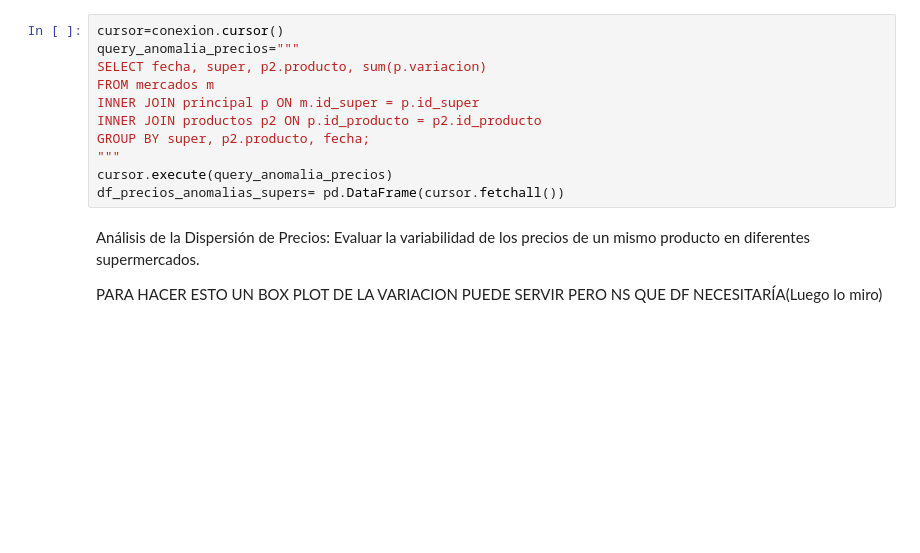
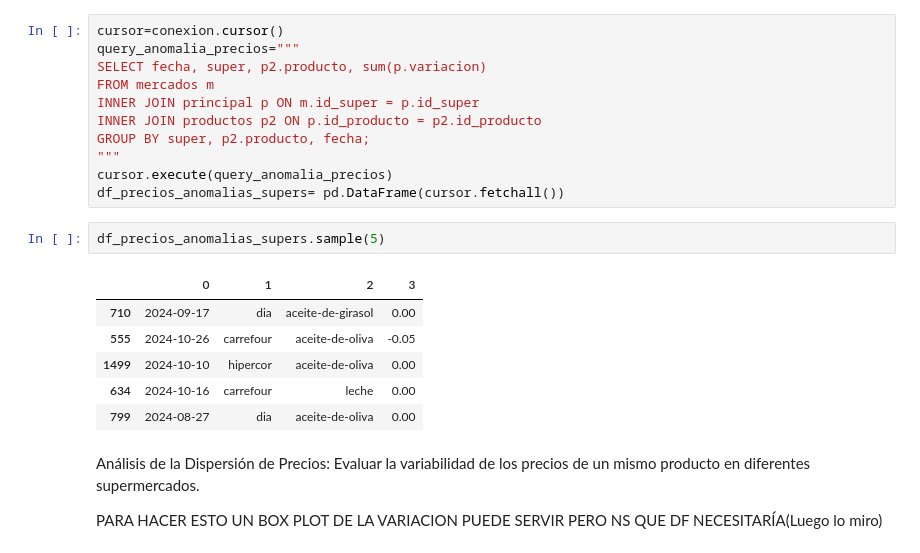
Before and after one commit to jgilsu11/Proyecto1-AnalisisFacua, a Jupyter notebook: Notebooks/1)Extraccion y limpieza (pandas).ipynb, the cells around one changed output. Saved outputs shown, nothing was run; the diff lists cells and outputs as text; blank space fills up the shorter version.

```diff
--- a/Notebooks/1)Extraccion y limpieza (pandas).ipynb
+++ b/Notebooks/1)Extraccion y limpieza (pandas).ipynb
@@ -520,6 +542,15 @@ GROUP BY super, p2.producto, fecha;
 """
 cursor.execute(query_anomalia_precios)
 df_precios_anomalias_supers= pd.DataFrame(cursor.fetchall())
+# %%
+df_precios_anomalias_supers.sample(5)
+# %% [output]
+|  | 0 | 1 | 2 | 3 |
+| 710 | 2024-09-17 | dia | aceite-de-girasol | 0.00 |
+| 555 | 2024-10-26 | carrefour | aceite-de-oliva | -0.05 |
+| 1499 | 2024-10-10 | hipercor | aceite-de-oliva | 0.00 |
+| 634 | 2024-10-16 | carrefour | leche | 0.00 |
+| 799 | 2024-08-27 | dia | aceite-de-oliva | 0.00 |
 # %% [markdown]
 Análisis de la Dispersión de Precios: Evaluar la variabilidad de los precios de un mismo producto en diferentes supermercados.
 
```
Also changed, not shown: parts of 18 cells of this notebook, 3 other files.
